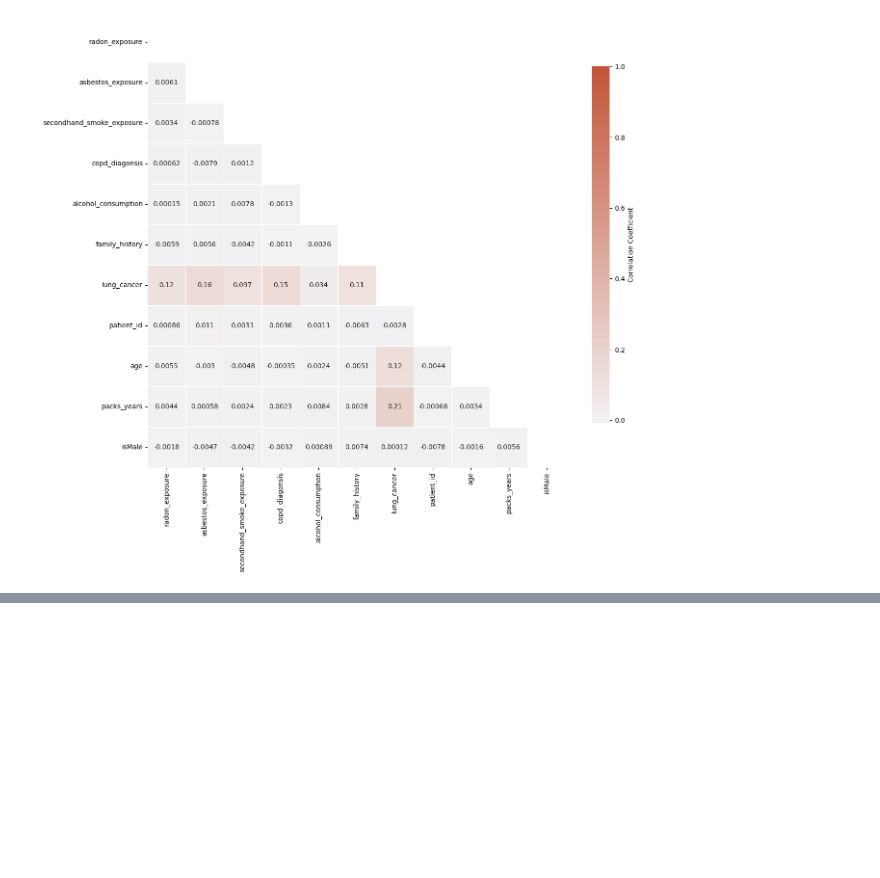
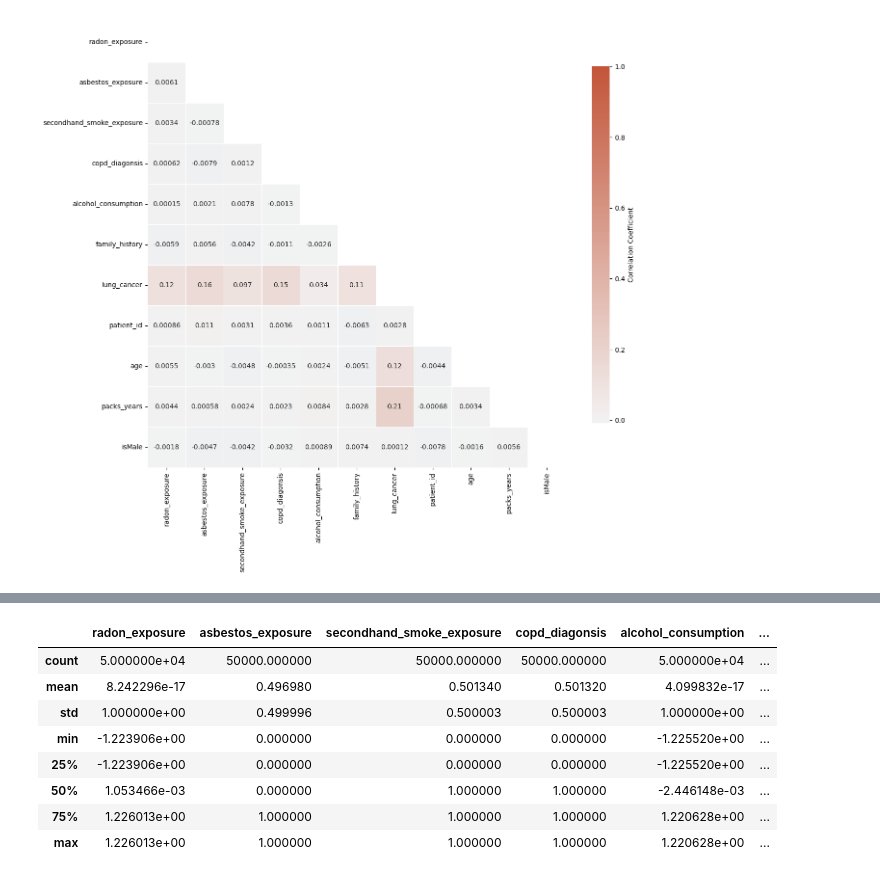
Before and after one commit to HamdanAlhajeri/MachineLearningProjects, a Jupyter notebook: LungCancerML/lungCancer.ipynb, the cells around one changed output, grey strips where cells are left out. Drawn from its saved outputs; the diff is of its cells as text; code cells hidden in the pictures; blank space fills up the shorter version.

```diff
--- a/LungCancerML/lungCancer.ipynb
+++ b/LungCancerML/lungCancer.ipynb
@@ -143,0 +150,31 @@ sns.heatmap(correlation_matrix,
+# %%
+# standardized_df = (df - df.mean()) / df.std())
+finalDF = finalDF.drop(['patient_id'], axis=1)
+
+# age
+tempDF = (finalDF['age'] - finalDF['age'].mean()) / finalDF['age'].std()
+finalDF['age'] = tempDF
+
+# packs_years
+tempDF = (finalDF['packs_years'] - finalDF['packs_years'].mean()) / finalDF['packs_years'].std()
+finalDF['packs_years'] = tempDF
+
+# radon_exposure
+tempDF = (finalDF['radon_exposure'] - finalDF['radon_exposure'].mean()) / finalDF['radon_exposure'].std()
+finalDF['radon_exposure'] = tempDF
+
+# alcohol_comsumption
+tempDF = (finalDF['alcohol_consumption'] - finalDF['alcohol_consumption'].mean()) / finalDF['alcohol_consumption'].std()
+finalDF['alcohol_consumption'] = tempDF
+
+finalDF.describe()
+# %% [output]
+|  | radon_exposure | asbestos_exposure | secondhand_smoke_exposure | copd_diagonsis | alcohol_consumption | ... |
+| count | 5.000000e+04 | 50000.000000 | 50000.000000 | 50000.000000 | 5.000000e+04 | ... |
+| mean | 8.242296e-17 | 0.496980 | 0.501340 | 0.501320 | 4.099832e-17 | ... |
+| std | 1.000000e+00 | 0.499996 | 0.500003 | 0.500003 | 1.000000e+00 | ... |
+| min | -1.223906e+00 | 0.000000 | 0.000000 | 0.000000 | -1.225520e+00 | ... |
+| 25% | -1.223906e+00 | 0.000000 | 0.000000 | 0.000000 | -1.225520e+00 | ... |
+| 50% | 1.053466e-03 | 0.000000 | 1.000000 | 1.000000 | -2.446148e-03 | ... |
+| 75% | 1.226013e+00 | 1.000000 | 1.000000 | 1.000000 | 1.220628e+00 | ... |
+| max | 1.226013e+00 | 1.000000 | 1.000000 | 1.000000 | 1.220628e+00 | ... |
```
Also changed, not shown: parts of 7 cells of this notebook, 4 other files.
